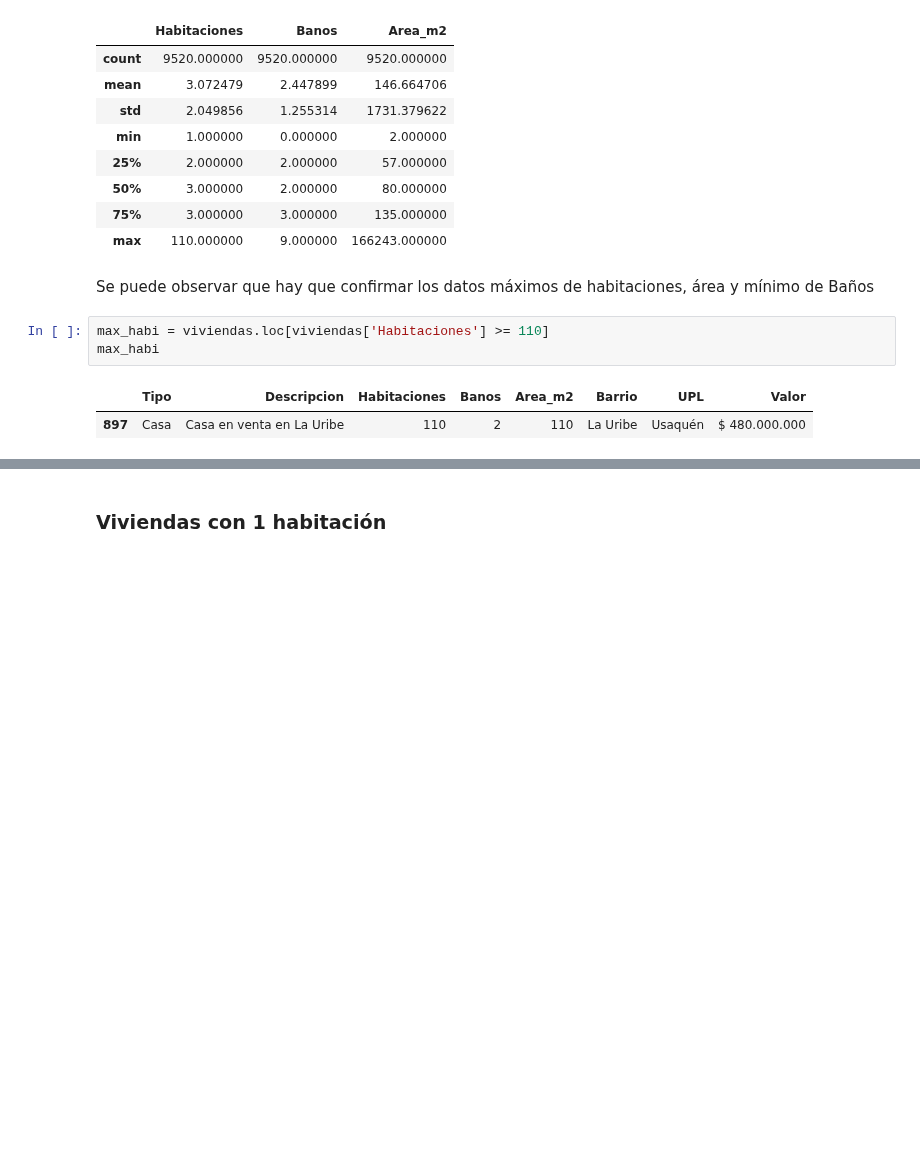
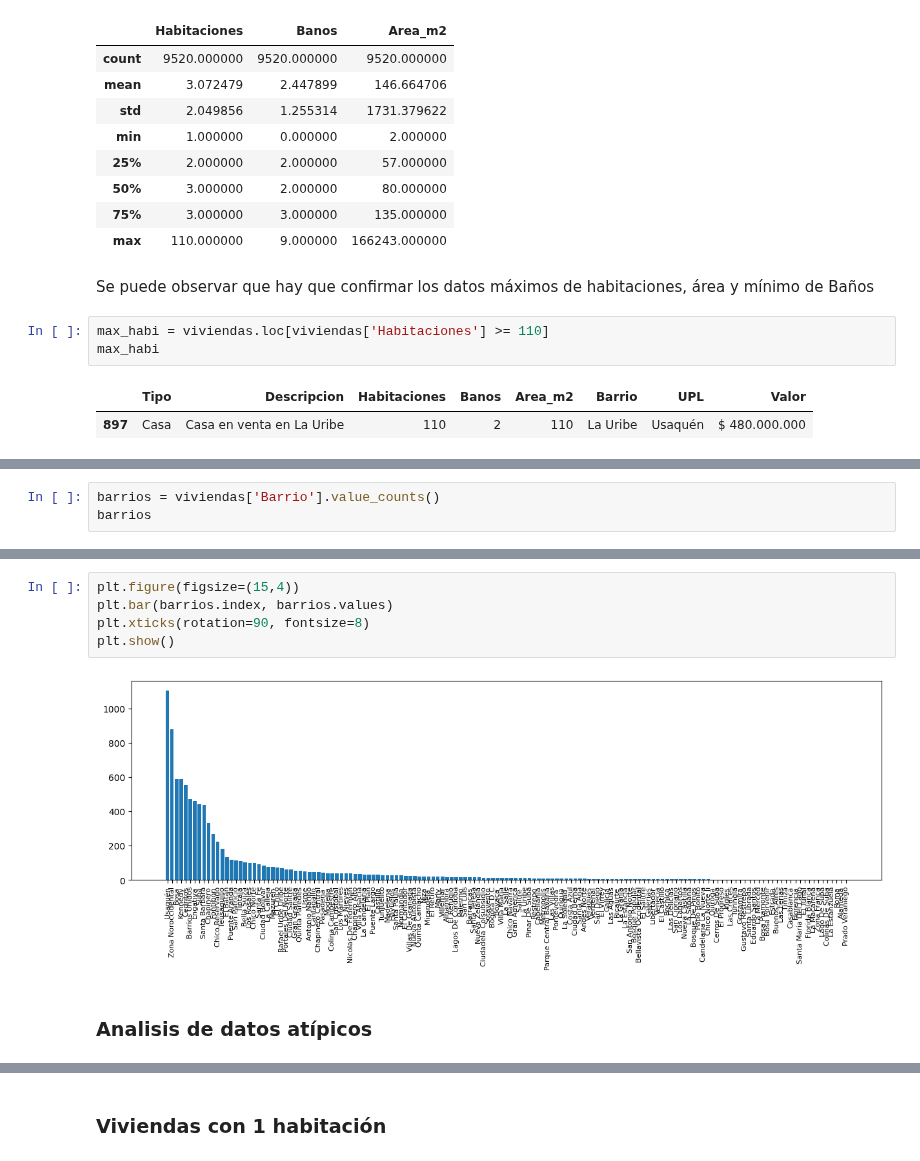
Before and after one commit to avanegasp/Proyecto_Final_Ucataluna, a Jupyter notebook: Proyecto_Final_UCataluña.ipynb, the cells around one changed output, grey strips where cells are left out. Cells and saved outputs as stored; diff of their text form; blank space fills up the shorter version.

```diff
--- a/Proyecto_Final_UCataluña.ipynb
+++ b/Proyecto_Final_UCataluña.ipynb
@@ -79,0 +135,3 @@ max_habi
+# %%
+barrios = viviendas['Barrio'].value_counts()
+barrios
@@ -79,0 +151,9 @@ max_habi
+# %%
+plt.figure(figsize=(15,4))
+plt.bar(barrios.index, barrios.values)
+plt.xticks(rotation=90, fontsize=8)
+plt.show()
+# %% [output]
+[figure, added]
+# %% [markdown]
+### Analisis de datos atípicos
```
Also changed, not shown: parts of 29 cells of this notebook.
